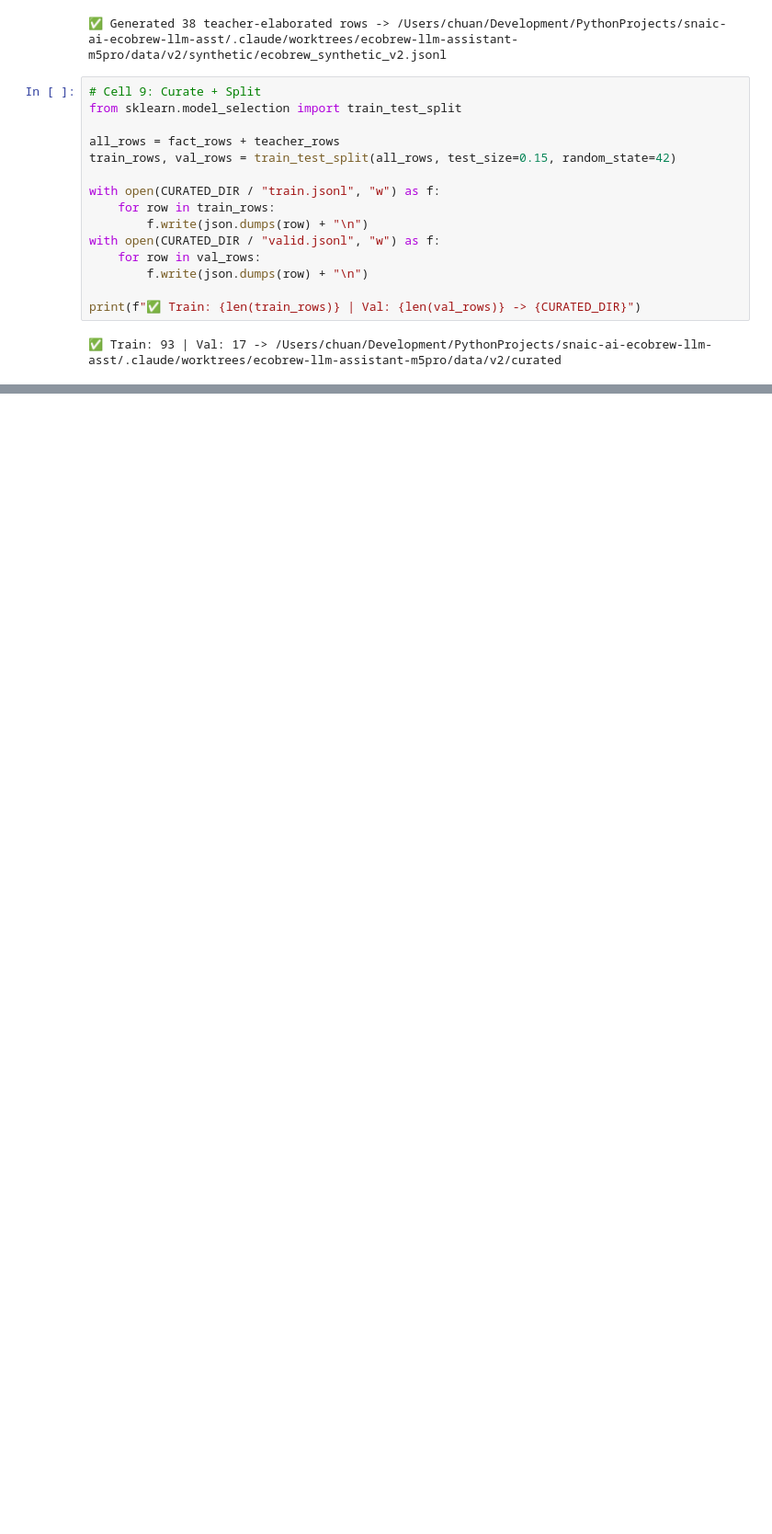
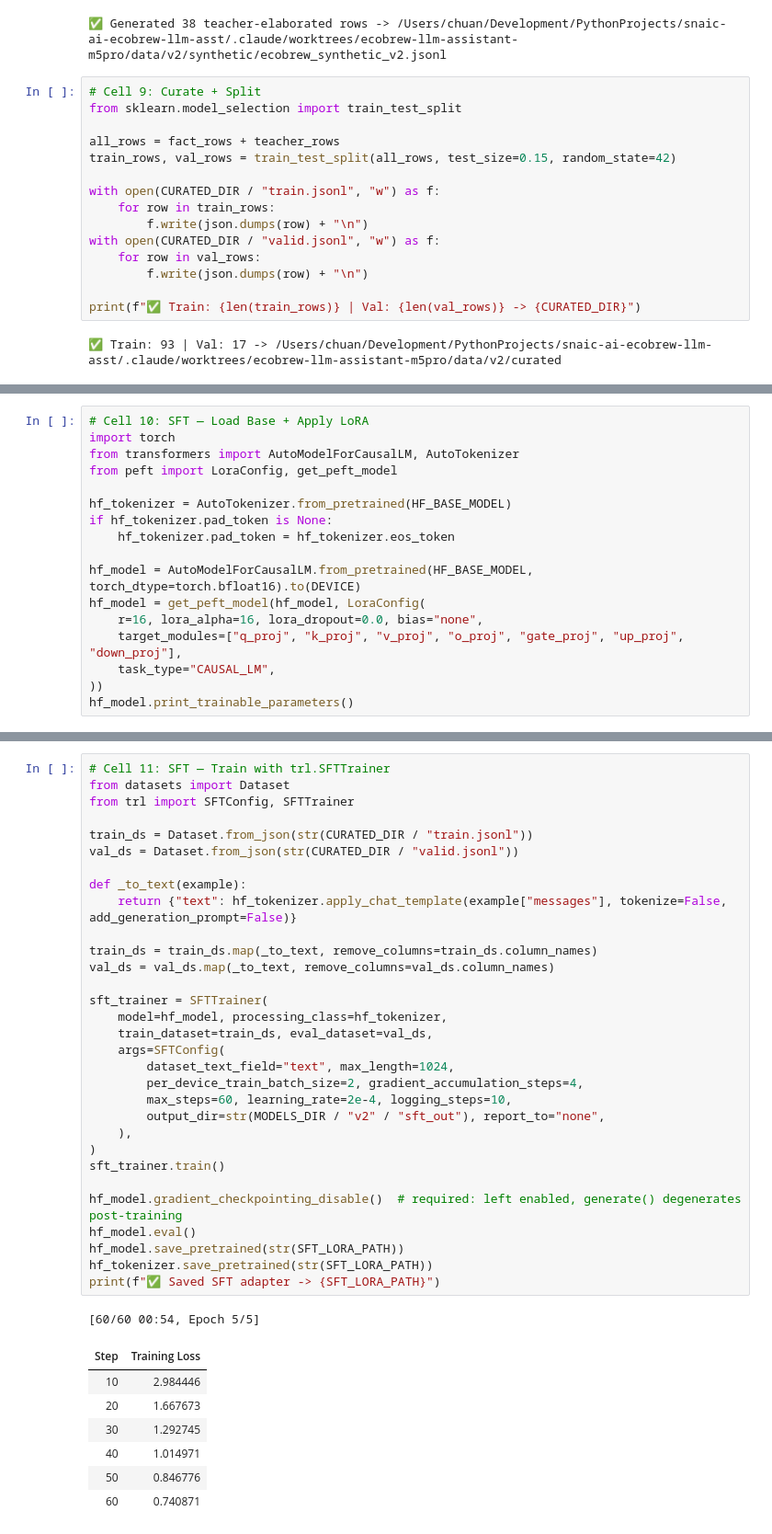
Before and after one commit to chuan77/snaic-ai-ecobrew-llm-asst, a Jupyter notebook: notebooks/EcoBrew_LLM_Assistant_M5Pro.ipynb, the cells around one changed output, grey strips where cells are left out. Shown at 92% size. Drawn from its saved outputs; the diff is of its cells as text; blank space fills up the shorter version.

```diff
--- a/notebooks/EcoBrew_LLM_Assistant_M5Pro.ipynb
+++ b/notebooks/EcoBrew_LLM_Assistant_M5Pro.ipynb
@@ -488,0 +499,17 @@ print(f"✅ Train: {len(train_rows)} | Val: {len(val_rows)} -> {CURATED_DIR}")
+# %%
+# Cell 10: SFT — Load Base + Apply LoRA
+import torch
+from transformers import AutoModelForCausalLM, AutoTokenizer
+from peft import LoraConfig, get_peft_model
+
+hf_tokenizer = AutoTokenizer.from_pretrained(HF_BASE_MODEL)
+if hf_tokenizer.pad_token is None:
+    hf_tokenizer.pad_token = hf_tokenizer.eos_token
+
+hf_model = AutoModelForCausalLM.from_pretrained(HF_BASE_MODEL, torch_dtype=torch.bfloat16).to(DEVICE)
+hf_model = get_peft_model(hf_model, LoraConfig(
+    r=16, lora_alpha=16, lora_dropout=0.0, bias="none",
+    target_modules=["q_proj", "k_proj", "v_proj", "o_proj", "gate_proj", "up_proj", "down_proj"],
+    task_type="CAUSAL_LM",
+))
+hf_model.print_trainable_parameters()
@@ -488,0 +520,40 @@ print(f"✅ Train: {len(train_rows)} | Val: {len(val_rows)} -> {CURATED_DIR}")
+# %%
+# Cell 11: SFT — Train with trl.SFTTrainer
+from datasets import Dataset
+from trl import SFTConfig, SFTTrainer
+
+train_ds = Dataset.from_json(str(CURATED_DIR / "train.jsonl"))
+val_ds = Dataset.from_json(str(CURATED_DIR / "valid.jsonl"))
+
+def _to_text(example):
+    return {"text": hf_tokenizer.apply_chat_template(example["messages"], tokenize=False, add_generation_prompt=False)}
+
+train_ds = train_ds.map(_to_text, remove_columns=train_ds.column_names)
+val_ds = val_ds.map(_to_text, remove_columns=val_ds.column_names)
+
+sft_trainer = SFTTrainer(
+    model=hf_model, processing_class=hf_tokenizer,
+    train_dataset=train_ds, eval_dataset=val_ds,
+    args=SFTConfig(
+        dataset_text_field="text", max_length=1024,
+        per_device_train_batch_size=2, gradient_accumulation_steps=4,
+        max_steps=60, learning_rate=2e-4, logging_steps=10,
+        output_dir=str(MODELS_DIR / "v2" / "sft_out"), report_to="none",
+    ),
+)
+sft_trainer.train()
+
+hf_model.gradient_checkpointing_disable()  # required: left enabled, generate() degenerates post-training
+hf_model.eval()
+hf_model.save_pretrained(str(SFT_LORA_PATH))
+hf_tokenizer.save_pretrained(str(SFT_LORA_PATH))
+print(f"✅ Saved SFT adapter -> {SFT_LORA_PATH}")
+# %% [output]
+[60/60 00:54, Epoch 5/5]
+| Step | Training Loss |
+| 10 | 2.984446 |
+| 20 | 1.667673 |
+| 30 | 1.292745 |
+| 40 | 1.014971 |
+| 50 | 0.846776 |
+| 60 | 0.740871 |
```
Also changed, not shown: parts of 5 cells of this notebook, 9 other files.
